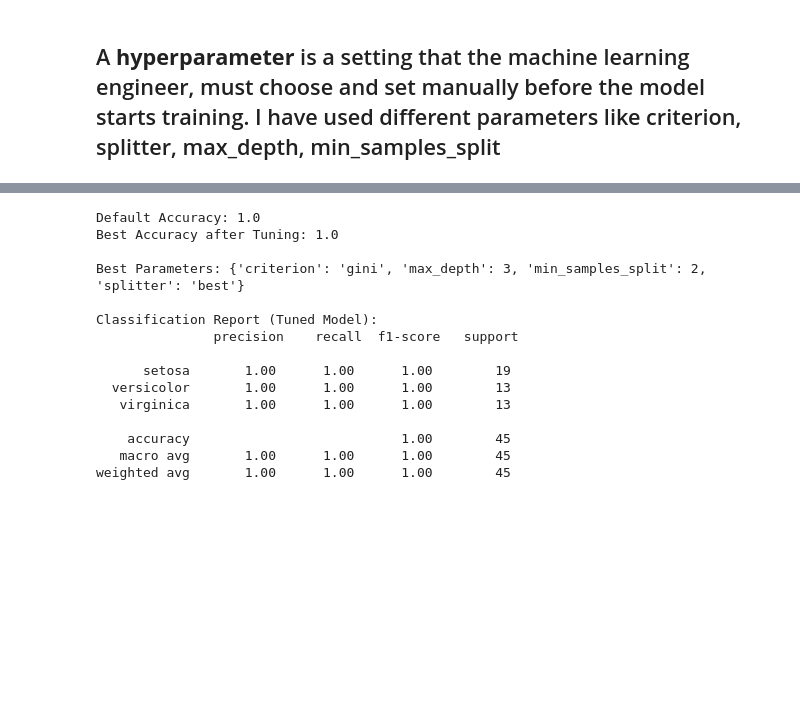
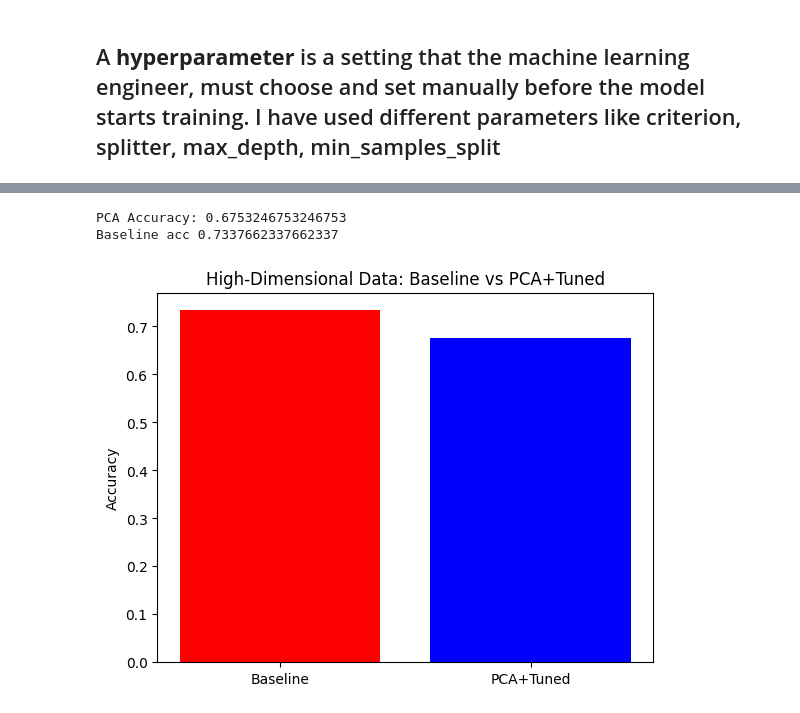
Before and after one commit to Priyanshu27083/ML_lab, a Jupyter notebook: ML_assignment_2.ipynb, the cells around one changed output, grey strips where cells are left out. Drawn from its saved outputs; the diff is of its cells as text; code cells hidden in the pictures; blank space fills up the shorter version.

Commit message:
Used another dataset to show more accuracy change

```diff
--- a/ML_assignment_2.ipynb
+++ b/ML_assignment_2.ipynb
@@ -28,18 +168,2 @@ default_acc = accuracy_score(y_test, y_pred_default)
 # %% [markdown]
 ## A **hyperparameter** is a setting that the machine learning engineer, must choose and set manually before the model starts training. I have used different parameters like criterion, splitter, max_depth, min_samples_split
-# %%
-# Hyperparameter Tuning
-param_grid = {
-    'criterion': ['gini', 'entropy'],
-    'splitter': ['best', 'random'],
-    'max_depth': [2, 3, 4, 5, None],
-    'min_samples_split': [2, 3, 4, 5]
-}
-
-grid = GridSearchCV(DecisionTreeClassifier(random_state=42), param_grid, cv=5)
-grid.fit(X_train, y_train)
-
-best_model = grid.best_estimator_
-y_pred_best = best_model.predict(X_test)
-best_acc = accuracy_score(y_test, y_pred_best)
-print("Best Model Accuracy:", best_acc)
@@ -92,22 +170,30 @@ plt.show()
-# %%
-# Results
-print("Default Accuracy:", default_acc)
-print("Best Accuracy after Tuning:", best_acc)
-print("\nBest Parameters:", grid.best_params_)
-print("\nClassification Report (Tuned Model):\n", classification_report(y_test, y_pred_best, target_names=iris.target_names))
-# %% [output]
-Default Accuracy: 1.0
-Best Accuracy after Tuning: 1.0
-
-Best Parameters: {'criterion': 'gini', 'max_depth': 3, 'min_samples_split': 2, 'splitter': 'best'}
-
-Classification Report (Tuned Model):
-               precision    recall  f1-score   support
-
-      setosa       1.00      1.00      1.00        19
-  versicolor       1.00      1.00      1.00        13
-   virginica       1.00      1.00      1.00        13
-
-    accuracy                           1.00        45
-   macro avg       1.00      1.00      1.00        45
-weighted avg       1.00      1.00      1.00        45
+# %%
+#Scalability and High-Dimensional data
+from sklearn.preprocessing import StandardScaler
+from sklearn.decomposition import PCA
+# Standardize features
+scaler = StandardScaler()
+X_scaled = scaler.fit_transform(X)
+
+# PCA for dimensionality reduction
+pca = PCA(n_components=8)
+X_pca = pca.fit_transform(X_scaled)
+
+# Split & tune
+X_train, X_test, y_train, y_test = train_test_split(X_pca, y, test_size=0.2, random_state=42)
+grid.fit(X_train, y_train)
+best_dt_pca = grid.best_estimator_
+y_pred = best_dt_pca.predict(X_test)
+pca_acc = accuracy_score(y_test, y_pred)
+
+print("PCA Accuracy:", pca_acc)
+print("Baseline acc", baseline_acc)
+# Visual Comparison
+plt.bar(['Baseline','PCA+Tuned'], [baseline_acc, pca_acc], color=['red','blue'])
+plt.ylabel('Accuracy')
+plt.title('High-Dimensional Data: Baseline vs PCA+Tuned')
+plt.show()
+# %% [output]
+PCA Accuracy: 0.6753246753246753
+Baseline acc 0.7337662337662337
+[figure, added]
```
Also changed, not shown: parts of 10 cells of this notebook.
